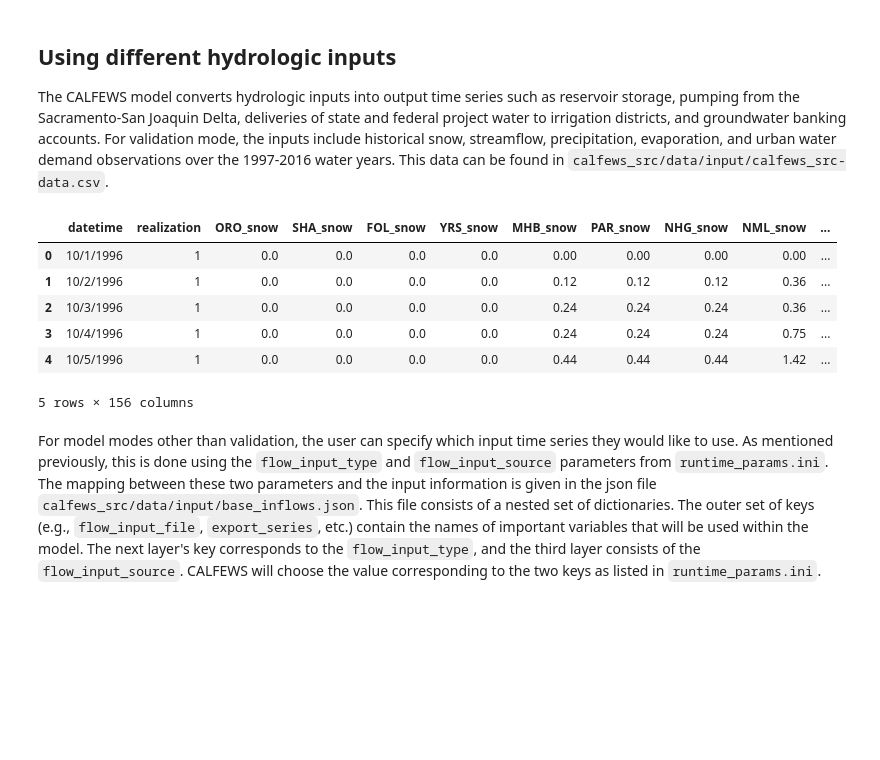
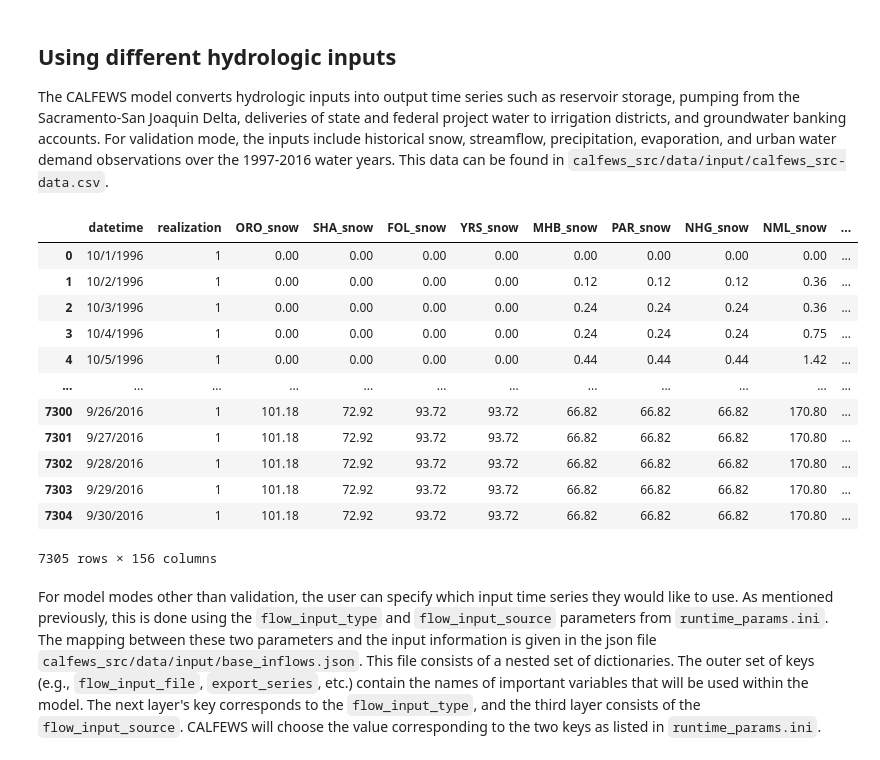
Before and after one commit to dlkency/CALFEWS, a Jupyter notebook: CALFEWS_intro_tutorial.ipynb, the cells around one changed output. Cells and saved outputs as stored; diff of their text form; code cells hidden in the pictures; blank space fills up the shorter version.

```diff
--- a/CALFEWS_intro_tutorial.ipynb
+++ b/CALFEWS_intro_tutorial.ipynb
@@ -38,15 +38,21 @@ The CALFEWS model converts hydrologic inputs into output time series such as res
 # %%
 import pandas as pd
 historical = pd.read_csv('calfews_src/data/input/calfews_src-data.csv')
-historical.head()
+historical
 # %% [output]
 |  | datetime | realization | ORO_snow | SHA_snow | FOL_snow | YRS_snow | MHB_snow | PAR_snow | NHG_snow | NML_snow | ... |
-| 0 | 10/1/1996 | 1 | 0.0 | 0.0 | 0.0 | 0.0 | 0.00 | 0.00 | 0.00 | 0.00 | ... |
-| 1 | 10/2/1996 | 1 | 0.0 | 0.0 | 0.0 | 0.0 | 0.12 | 0.12 | 0.12 | 0.36 | ... |
-| 2 | 10/3/1996 | 1 | 0.0 | 0.0 | 0.0 | 0.0 | 0.24 | 0.24 | 0.24 | 0.36 | ... |
-| 3 | 10/4/1996 | 1 | 0.0 | 0.0 | 0.0 | 0.0 | 0.24 | 0.24 | 0.24 | 0.75 | ... |
-| 4 | 10/5/1996 | 1 | 0.0 | 0.0 | 0.0 | 0.0 | 0.44 | 0.44 | 0.44 | 1.42 | ... |
+| 0 | 10/1/1996 | 1 | 0.00 | 0.00 | 0.00 | 0.00 | 0.00 | 0.00 | 0.00 | 0.00 | ... |
+| 1 | 10/2/1996 | 1 | 0.00 | 0.00 | 0.00 | 0.00 | 0.12 | 0.12 | 0.12 | 0.36 | ... |
+| 2 | 10/3/1996 | 1 | 0.00 | 0.00 | 0.00 | 0.00 | 0.24 | 0.24 | 0.24 | 0.36 | ... |
+| 3 | 10/4/1996 | 1 | 0.00 | 0.00 | 0.00 | 0.00 | 0.24 | 0.24 | 0.24 | 0.75 | ... |
+| 4 | 10/5/1996 | 1 | 0.00 | 0.00 | 0.00 | 0.00 | 0.44 | 0.44 | 0.44 | 1.42 | ... |
+| ... | ... | ... | ... | ... | ... | ... | ... | ... | ... | ... | ... |
+| 7300 | 9/26/2016 | 1 | 101.18 | 72.92 | 93.72 | 93.72 | 66.82 | 66.82 | 66.82 | 170.80 | ... |
+| 7301 | 9/27/2016 | 1 | 101.18 | 72.92 | 93.72 | 93.72 | 66.82 | 66.82 | 66.82 | 170.80 | ... |
+| 7302 | 9/28/2016 | 1 | 101.18 | 72.92 | 93.72 | 93.72 | 66.82 | 66.82 | 66.82 | 170.80 | ... |
+| 7303 | 9/29/2016 | 1 | 101.18 | 72.92 | 93.72 | 93.72 | 66.82 | 66.82 | 66.82 | 170.80 | ... |
+| 7304 | 9/30/2016 | 1 | 101.18 | 72.92 | 93.72 | 93.72 | 66.82 | 66.82 | 66.82 | 170.80 | ... |
-5 rows × 156 columns
+7305 rows × 156 columns
 # %% [markdown]
 For model modes other than validation, the user can specify which input time series they would like to use. As mentioned previously, this is done using the ``flow_input_type`` and ``flow_input_source`` parameters from ``runtime_params.ini``. The mapping between these two parameters and the input information is given in the json file ``calfews_src/data/input/base_inflows.json``. This file consists of a nested set of dictionaries. The outer set of keys (e.g., ``flow_input_file``, ``export_series``, etc.) contain the names of important variables that will be used within the model. The next layer's key corresponds to the ``flow_input_type``, and the third layer consists of the ``flow_input_source``. CALFEWS will choose the value corresponding to the two keys as listed in ``runtime_params.ini``.
 # %%
```
Also changed, not shown: parts of 4 cells of this notebook, 4 other files.
